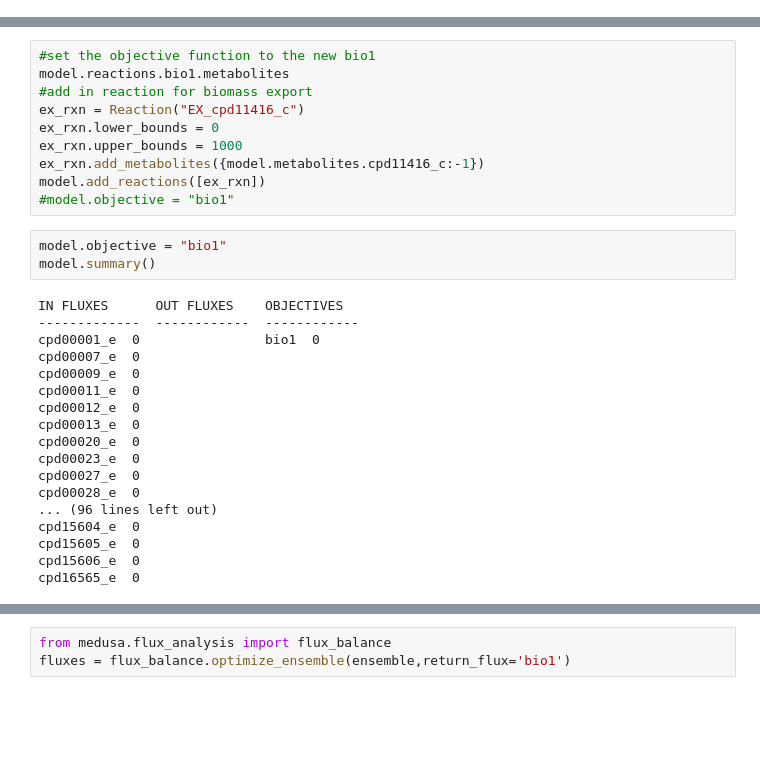
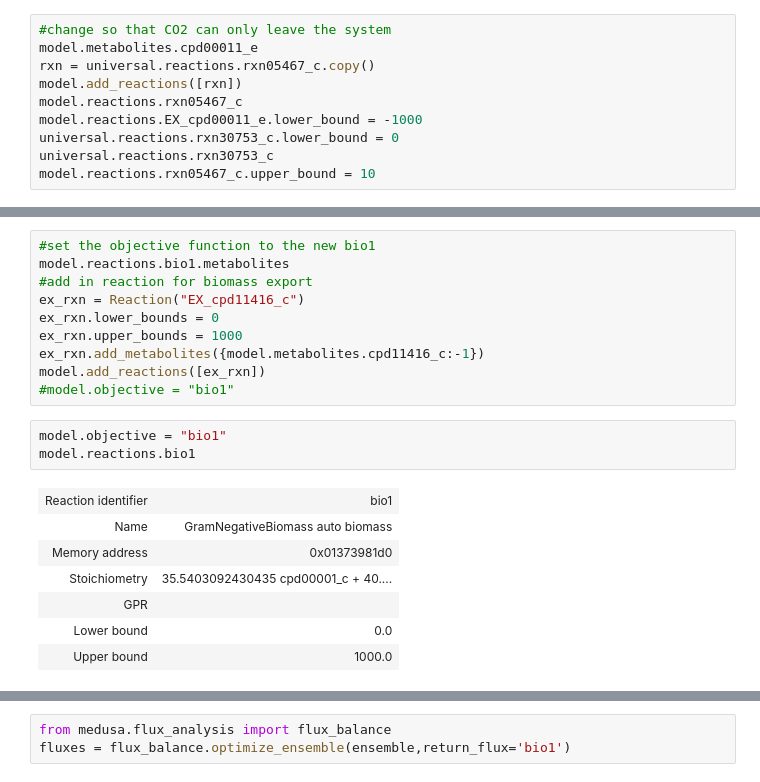
Before and after one commit to gregmedlock/psy_recon, a Jupyter notebook: bin/concise_gapfill.ipynb, the cells around one changed output, grey strips where cells are left out. Cells and saved outputs as stored; diff of their text form; blank space fills up the shorter version.

```diff
--- a/bin/concise_gapfill.ipynb
+++ b/bin/concise_gapfill.ipynb
@@ -273,0 +244,10 @@ solution.objective_value
+# %%
+#change so that CO2 can only leave the system
+model.metabolites.cpd00011_e
+rxn = universal.reactions.rxn05467_c.copy()
+model.add_reactions([rxn])
+model.reactions.rxn05467_c
+model.reactions.EX_cpd00011_e.lower_bound = -1000
+universal.reactions.rxn30753_c.lower_bound = 0
+universal.reactions.rxn30753_c
+model.reactions.rxn05467_c.upper_bound = 10
@@ -314,22 +308,12 @@ model.add_reactions([ex_rxn])
 #model.objective = "bio1"
 # %%
 model.objective = "bio1"
-model.summary()
+model.reactions.bio1
 # %% [output]
-IN FLUXES      OUT FLUXES    OBJECTIVES
--------------  ------------  ------------
-cpd00001_e  0                bio1  0
-cpd00007_e  0
-cpd00009_e  0
-cpd00011_e  0
-cpd00012_e  0
-cpd00013_e  0
-cpd00020_e  0
-cpd00023_e  0
-cpd00027_e  0
-cpd00028_e  0
-... (96 lines left out)
-cpd15604_e  0
-cpd15605_e  0
-cpd15606_e  0
-cpd16565_e  0
+| Reaction identifier | bio1 |
+| Name | GramNegativeBiomass auto biomass |
+| Memory address | 0x01373981d0 |
+| Stoichiometry | 35.5403092430435 cpd00001_c + 40.... |
+| GPR |  |
+| Lower bound | 0.0 |
+| Upper bound | 1000.0 |
```
Also changed, not shown: parts of 43 cells of this notebook, 22 other files.
